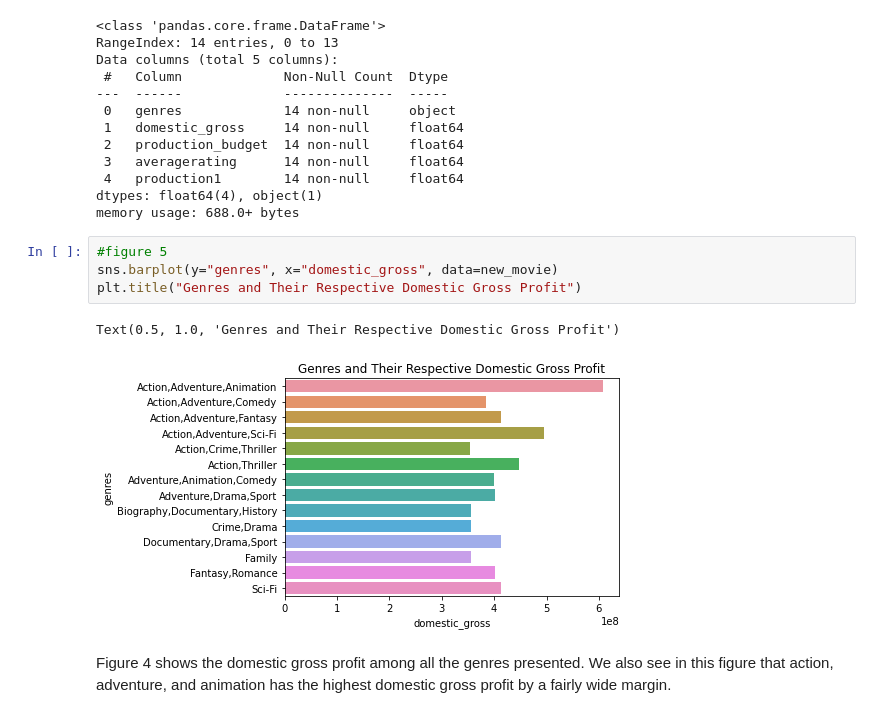
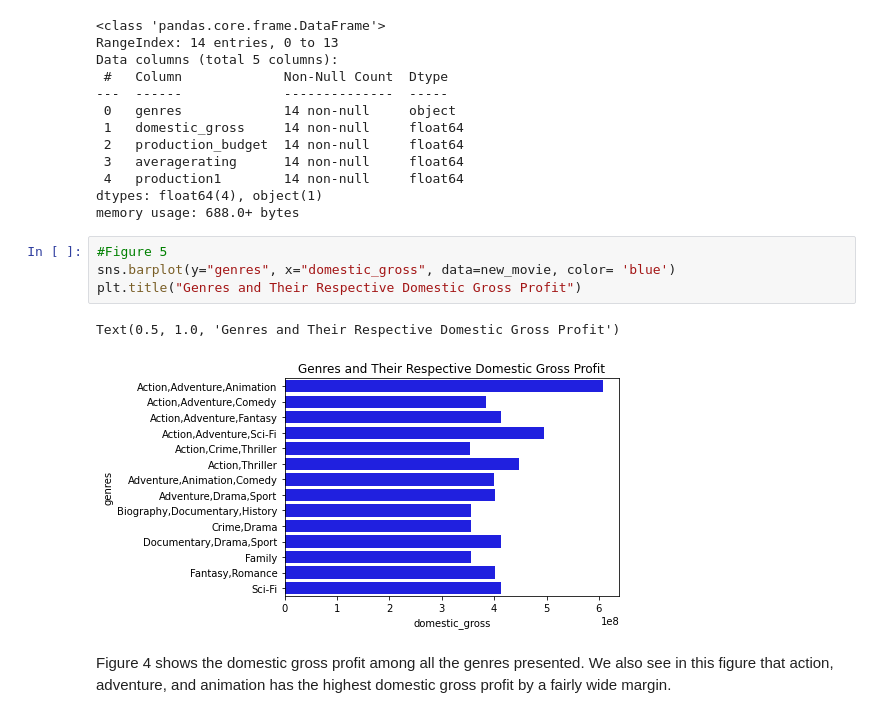
Before and after one commit to ashakeri92/dsc-phase-1-project-v2-3, a Jupyter notebook: analysis.ipynb, the cells around one changed output. Saved outputs shown, nothing was run; the diff lists cells and outputs as text.

```diff
--- a/analysis.ipynb
+++ b/analysis.ipynb
@@ -481,12 +482,12 @@ Data columns (total 5 columns):
 dtypes: float64(4), object(1)
 memory usage: 688.0+ bytes
 # %%
-#figure 5
-sns.barplot(y="genres", x="domestic_gross", data=new_movie)
+#Figure 5
+sns.barplot(y="genres", x="domestic_gross", data=new_movie, color= 'blue')
 plt.title("Genres and Their Respective Domestic Gross Profit")
 # %% [output]
 Text(0.5, 1.0, 'Genres and Their Respective Domestic Gross Profit')
-[figure, old version]
+[figure, new version]
 # %% [markdown]
 Figure 4 shows the domestic gross profit among all the genres presented. We also see in this figure that action, adventure, and animation has the highest domestic gross profit by a fairly wide margin.
 # %%
```
Also changed, not shown: parts of 7 cells of this notebook.
